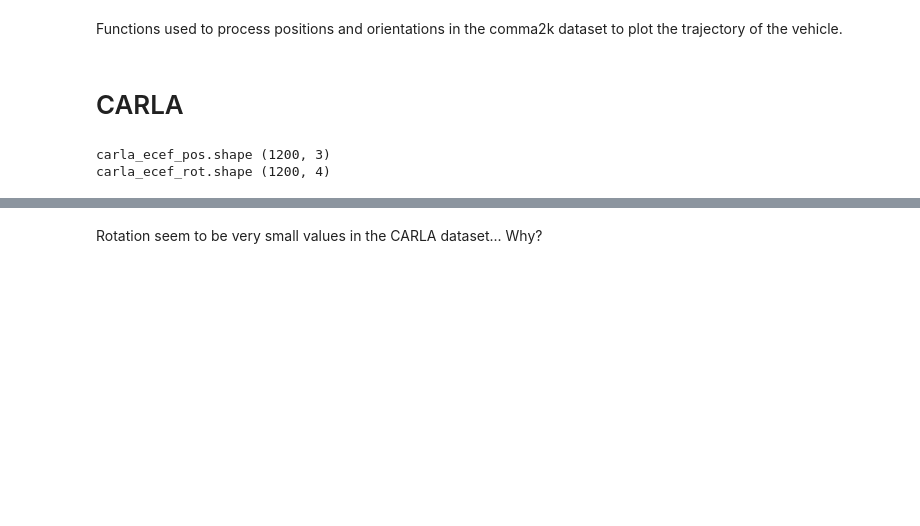
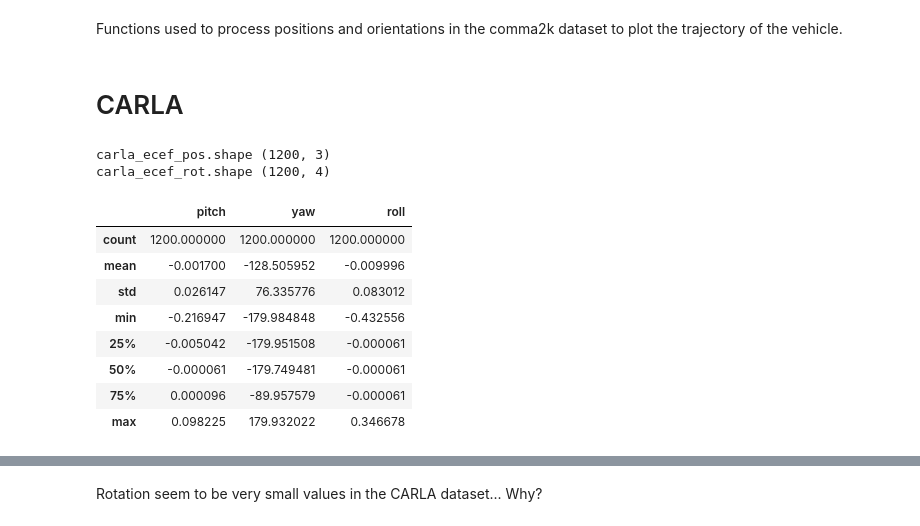
Before and after one commit to ulrik2204/carla_experiments, a Jupyter notebook: explore_comparison_carla_comma2k19.ipynb, the cells around one changed output, grey strips where cells are left out. Cells and saved outputs as stored; diff of their text form; code cells hidden in the pictures; blank space fills up the shorter version.

```diff
--- a/explore_comparison_carla_comma2k19.ipynb
+++ b/explore_comparison_carla_comma2k19.ipynb
@@ -231,6 +242,19 @@ print("carla_ecef_rot.shape", carla_ecef_rot.shape)
 # %% [output]
 carla_ecef_pos.shape (1200, 3)
 carla_ecef_rot.shape (1200, 4)
+# %%
+df = pd.DataFrame(carla_orientations_np, columns=["pitch", "yaw", "roll"])
+df.describe()
+# %% [output]
+|  | pitch | yaw | roll |
+| count | 1200.000000 | 1200.000000 | 1200.000000 |
+| mean | -0.001700 | -128.505952 | -0.009996 |
+| std | 0.026147 | 76.335776 | 0.083012 |
+| min | -0.216947 | -179.984848 | -0.432556 |
+| 25% | -0.005042 | -179.951508 | -0.000061 |
+| 50% | -0.000061 | -179.749481 | -0.000061 |
+| 75% | 0.000096 | -89.957579 | -0.000061 |
+| max | 0.098225 | 179.932022 | 0.346678 |
 # %%
 np.set_printoptions(suppress=True, precision=5)
 carla_ecef_rot[0:5]
```
Also changed, not shown: parts of 16 cells of this notebook, 6 other files.
